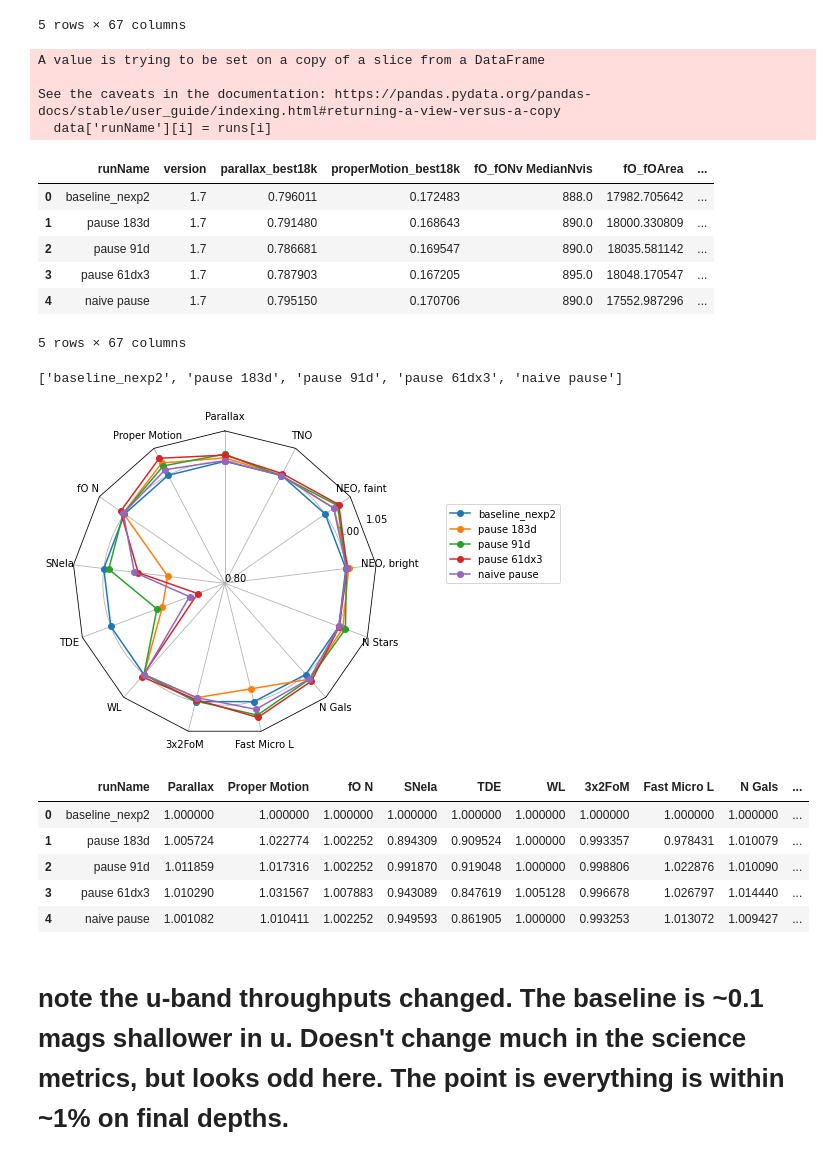
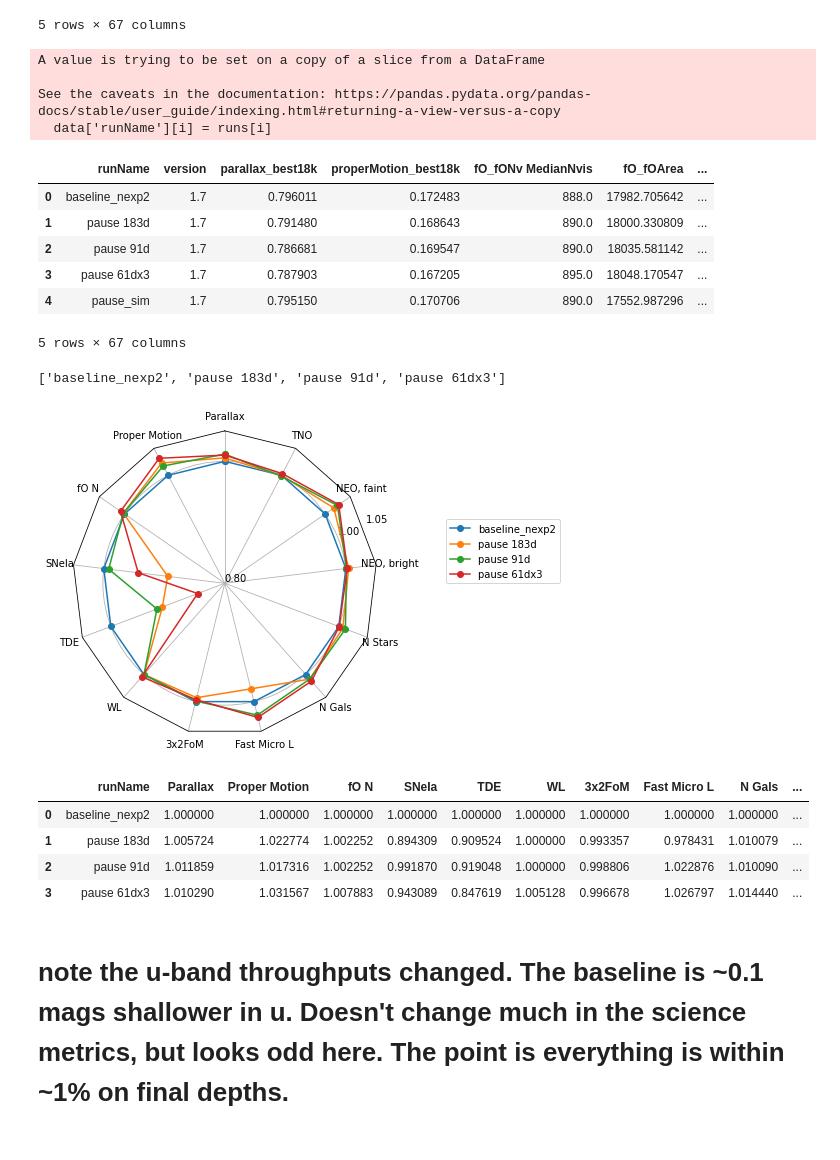
Before and after one commit to lsst-sims/sims_featureScheduler_runs_technical, a Jupyter notebook: pause_sim/radar_plots.ipynb, the cells around one changed output. Saved outputs shown, nothing was run; the diff lists cells and outputs as text; code cells hidden in the pictures.

```diff
--- a/pause_sim/radar_plots.ipynb
+++ b/pause_sim/radar_plots.ipynb
@@ -82,7 +82,7 @@ data
 | 4 | pause_sim | 1.7 | 0.795150 | 0.170706 | 890.0 | 17552.987296 | ... |
 5 rows × 67 columns
 # %%
-runs = ['baseline_nexp2'] + [name for name in data['runName'].values if 'pause' in name]
+runs = ['baseline_nexp2'] + [name for name in data['runName'].values if 'pause' in name and name != 'pause_sim']
 runs
 
 # Let's rename them a bit
@@ -91,20 +91,20 @@ run2run = {'baseline_nexp2': 'baseline_nexp2', 'pause2_pl183': 'pause 183d', 'pa
 
 runs = [run2run[run] for run in runs]
 # %%
-for i in range(5):
+for i in range(4):
     data['runName'][i] = runs[i]
 data
 # %% [output]
 A value is trying to be set on a copy of a slice from a DataFrame
 
 See the caveats in the documentation: https://pandas.pydata.org/pandas-docs/stable/user_guide/indexing.html#returning-a-view-versus-a-copy
   data['runName'][i] = runs[i]
 |  | runName | version | parallax_best18k | properMotion_best18k | fO_fONv MedianNvis | fO_fOArea | ... |
 | 0 | baseline_nexp2 | 1.7 | 0.796011 | 0.172483 | 888.0 | 17982.705642 | ... |
 | 1 | pause 183d | 1.7 | 0.791480 | 0.168643 | 890.0 | 18000.330809 | ... |
 | 2 | pause 91d | 1.7 | 0.786681 | 0.169547 | 890.0 | 18035.581142 | ... |
 | 3 | pause 61dx3 | 1.7 | 0.787903 | 0.167205 | 895.0 | 18048.170547 | ... |
-| 4 | naive pause | 1.7 | 0.795150 | 0.170706 | 890.0 | 17552.987296 | ... |
+| 4 | pause_sim | 1.7 | 0.795150 | 0.170706 | 890.0 | 17552.987296 | ... |
 5 rows × 67 columns
 # %%
 data_normed = norm_df(data, runs, cols, mag_cols=linear_cols,
@@ -113,13 +113,13 @@ data_normed = data_normed.rename(columns=name_mapper)
 # %%
 runs
 # %% [output]
-['baseline_nexp2', 'pause 183d', 'pause 91d', 'pause 61dx3', 'naive pause']
+['baseline_nexp2', 'pause 183d', 'pause 91d', 'pause 61dx3']
 # %%
 fig, ax = radar(data_normed, legend=True, rgrids=[0.80, 1.0, 1.05])
 fig.tight_layout()
 fig.savefig('pause_radar.pdf')
 # %% [output]
-[figure, old version]
+[figure, new version]
 # %%
 data_normed
 # %% [output]
@@ -128,7 +128,6 @@ data_normed
 | 1 | pause 183d | 1.005724 | 1.022774 | 1.002252 | 0.894309 | 0.909524 | 1.000000 | 0.993357 | 0.978431 | 1.010079 | ... |
 | 2 | pause 91d | 1.011859 | 1.017316 | 1.002252 | 0.991870 | 0.919048 | 1.000000 | 0.998806 | 1.022876 | 1.010090 | ... |
 | 3 | pause 61dx3 | 1.010290 | 1.031567 | 1.007883 | 0.943089 | 0.847619 | 1.005128 | 0.996678 | 1.026797 | 1.014440 | ... |
-| 4 | naive pause | 1.001082 | 1.010411 | 1.002252 | 0.949593 | 0.861905 | 1.000000 | 0.993253 | 1.013072 | 1.009427 | ... |
 # %% [markdown]
 # note the u-band throughputs changed. The baseline is ~0.1 mags shallower in u. Doesn't change much in the science metrics, but looks odd here. The point is everything is within ~1% on final depths.
 # %%
```
Also changed, not shown: parts of 2 cells of this notebook.
